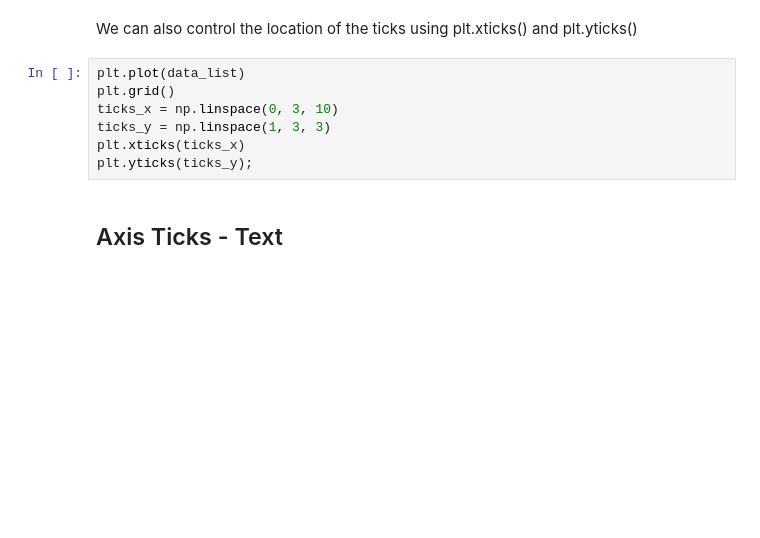
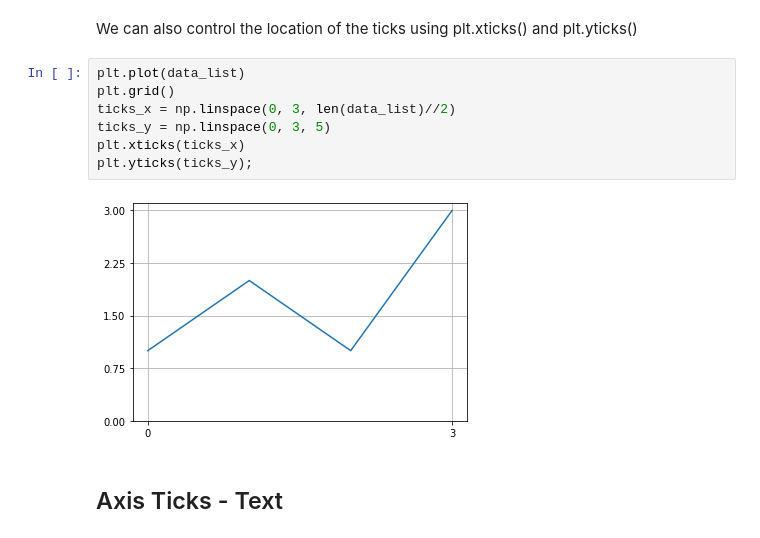
Before and after one commit to FNafisa/T5-Bootcamp, a Jupyter notebook: BPM_Prework/lessons/18_matplotlib/intro_to_matplotlib.ipynb, the cells around one changed output. Saved outputs shown, nothing was run; the diff lists cells and outputs as text; blank space fills up the shorter version.

```diff
--- a/BPM_Prework/lessons/18_matplotlib/intro_to_matplotlib.ipynb
+++ b/BPM_Prework/lessons/18_matplotlib/intro_to_matplotlib.ipynb
@@ -118,10 +145,12 @@ We can also control the location of the ticks using plt.xticks() and plt.yticks(
 # %%
 plt.plot(data_list)
 plt.grid()
-ticks_x = np.linspace(0, 3, 10)
-ticks_y = np.linspace(1, 3, 3)
+ticks_x = np.linspace(0, 3, len(data_list)//2)
+ticks_y = np.linspace(0, 3, 5)
 plt.xticks(ticks_x)
 plt.yticks(ticks_y);
+# %% [output]
+[figure, added]
 # %% [markdown]
 ## Axis Ticks - Text
 # %% [markdown]
```
Also changed, not shown: parts of 41 cells of this notebook, 3 other files.
